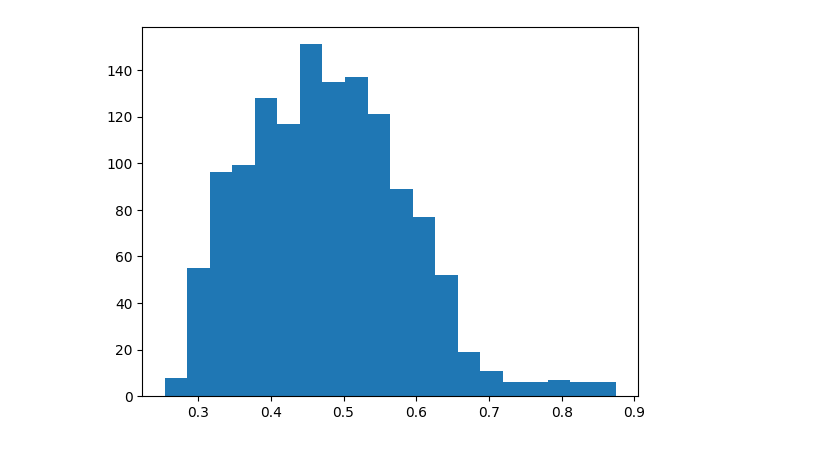
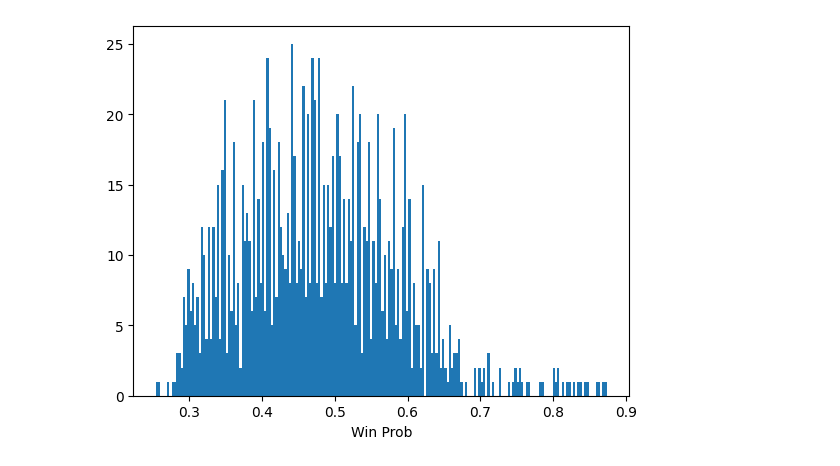
Before and after one commit to mkafker/PokerBot, a Jupyter notebook: python_cfr/temp.ipynb, the cells around one changed output. Drawn from its saved outputs; the diff is of its cells as text; code cells hidden in the pictures.

```diff
--- a/python_cfr/temp.ipynb
+++ b/python_cfr/temp.ipynb
@@ -428,7 +428,8 @@ for deal in deck.draw_combinations(2):
 0.9992
 1.0
 # %%
-plt.hist(hand_strengths, bins = 20)
+plt.hist(hand_strengths, bins = 200)
+plt.xlabel("Win Prob")
 plt.show()
 # %% [output]
-[figure, old version]
+[figure, new version]
```
Also changed, not shown: 25 other files.
